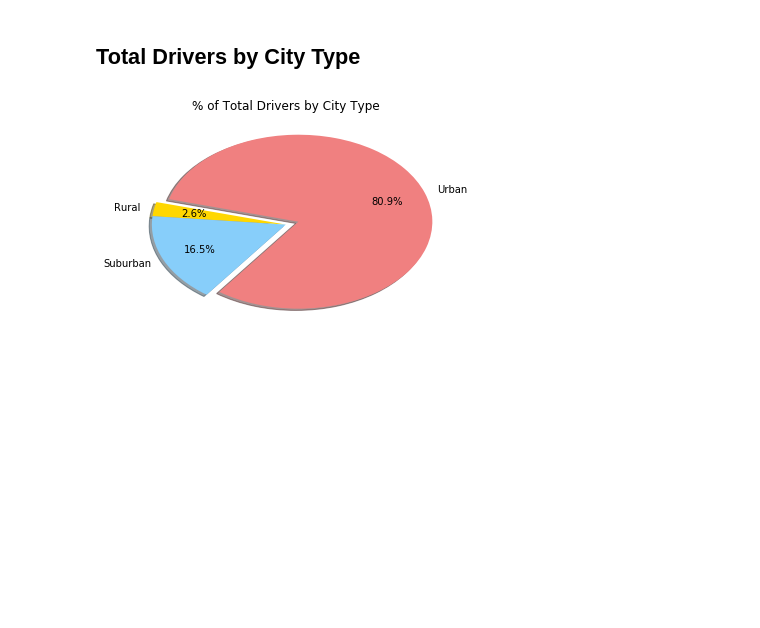
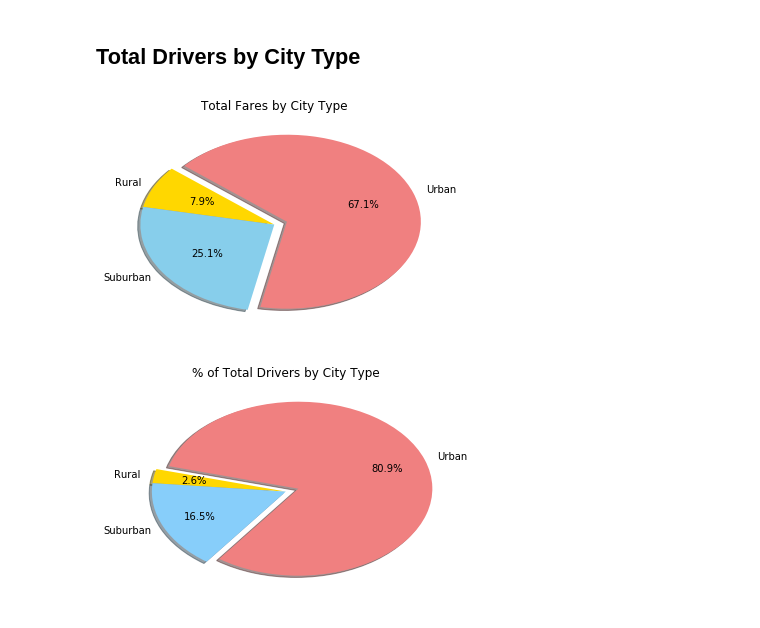
Before and after one commit to pogomike/Matplotlib, a Jupyter notebook: pyber_starter.ipynb, the cells around one changed output. Drawn from its saved outputs; the diff is of its cells as text; code cells hidden in the pictures; blank space fills up the shorter version.

```diff
--- a/pyber_starter.ipynb
+++ b/pyber_starter.ipynb
@@ -80,11 +80,9 @@ plt.show()
 # %%
 # Calculate Type Percents
 fares = city_ride_data.groupby('type')['fare'].sum()
-fares.head()
 
 # Build Pie Chart
 labels = ["Rural", "Suburban", "Urban"]
-fares = city_ride_data.groupby('type')['fare'].sum()
 colors = ["gold", "skyblue", "lightcoral"]
 explode = [0, 0, .1]
 plt.pie(fares, explode=explode, labels=labels, colors=colors, autopct="%1.1f%%", shadow=True, startangle=140)
@@ -100,20 +98,18 @@ plt.show()
 ## Total Rides by City Type
 # %%
 # Calculate Type Percents
-fares = city_ride_data.groupby('type')['ride_id'].count()
-fares.head()
+rides = city_ride_data.groupby('type')['ride_id'].sum()
 
 # Build Pie Chart
 labels = ["Rural", "Suburban", "Urban"]
-fares = city_ride_data.groupby('type')['ride_id'].count()
 colors = ["gold", "skyblue", "lightcoral"]
 explode = [0, 0, .1]
 plt.pie(fares, explode=explode, labels=labels, colors=colors, autopct="%1.1f%%", shadow=True, startangle=140)
-plt.title("Total Fares by City Type")
+plt.title("Total Rides by City Type")
 
 # Save Figure
 #plt.axis("equal")
-plt.savefig("graphs/Total Fares by City Type.png")
+plt.savefig("graphs/Total Rides by City Type.png")
 plt.show()
 # %% [output]
 [figure]
@@ -121,21 +117,21 @@ plt.show()
 ## Total Drivers by City Type
 # %%
 # Calculate Type Percents
-fares = city_ride_data.groupby('type')['ride_id'].count()
-fares.head()
+drivers = city_ride_data.groupby(['type'])['driver_count'].mean()
 
 # Build Pie Chart
 labels = ["Rural", "Suburban", "Urban"]
-fares = city_ride_data.groupby('type')['ride_id'].count()
 colors = ["gold", "skyblue", "lightcoral"]
 explode = [0, 0, .1]
 plt.pie(fares, explode=explode, labels=labels, colors=colors, autopct="%1.1f%%", shadow=True, startangle=140)
 plt.title("Total Fares by City Type")
 
 # Save Figure
 #plt.axis("equal")
 plt.savefig("graphs/Total Fares by City Type.png")
 plt.show()
+# %% [output]
+[figure, added]
 # %%
 # Show Figure
 plt.show()
```
Also changed, not shown: 2 other files.
